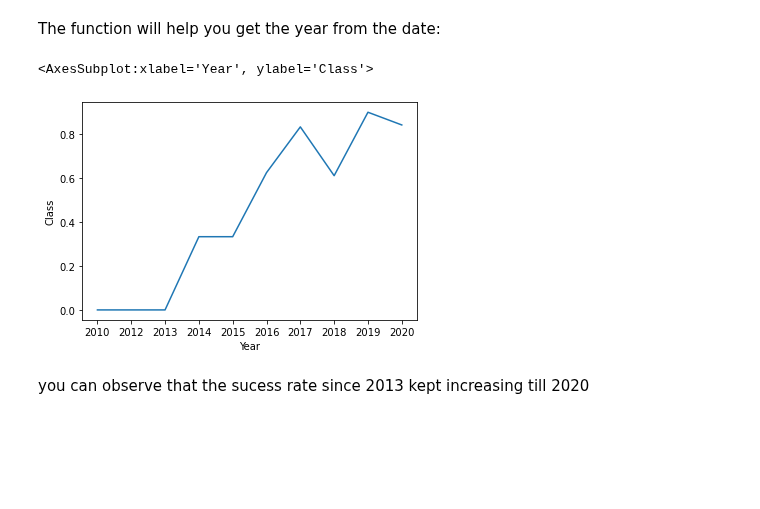
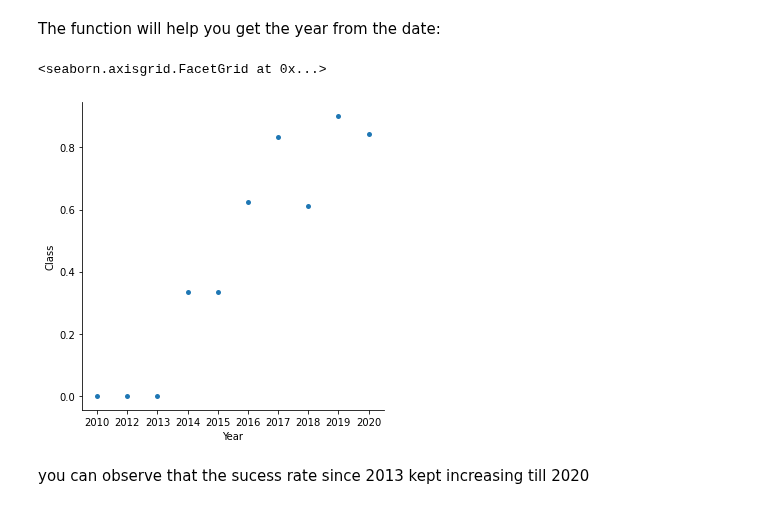
Before and after one commit to MJKing88/SpaceX-Falcon9-Launch-Success---Capstone-Project, a Jupyter notebook: jupyter-labs-eda-dataviz.ipynb, the cells around one changed output. Saved outputs shown, nothing was run; the diff lists cells and outputs as text; code cells hidden in the pictures; blank space fills up the shorter version.

```diff
--- a/jupyter-labs-eda-dataviz.ipynb
+++ b/jupyter-labs-eda-dataviz.ipynb
@@ -93,0 +94,12 @@ sns.catplot(y="LaunchSite",x="FlightNumber", hue="Class",data=df, aspect=2)
+# %%
+table_1 = df.groupby(['LaunchSite','Class']).FlightNumber.count().reset_index()
+x = table_1.groupby(['LaunchSite'])['FlightNumber'].sum().rename('sum of flights').reset_index()
+y = table_1.merge(x,on='LaunchSite',how='inner')
+
+y['Success_pct'] = round(y['FlightNumber'] / y['sum of flights'],2) *100
+
+table_1 = y.copy()
+table_1.rename({'FlightNumber' : 'Count_of_Flights_Per_Class','sum of flights' : 'Total_Flights'},inplace=True,axis=1)
+
+table_1 = table_1[['LaunchSite','Class','Count_of_Flights_Per_Class','Total_Flights','Success_pct']]
+table_1.loc[table_1['Class'] == 1].reset_index(drop=True)
@@ -105,0 +123,15 @@ sns.scatterplot(y="LaunchSite",x="PayloadMass", data=df,hue="Class")
+# %%
+table_2 = df.copy()
+table_2 = table_2[['LaunchSite','PayloadMass','Class','FlightNumber']]
+table_2['Payload_Range'] = table_2['PayloadMass'].apply(lambda x: '>10K KG' if x >= 10000 else '<10K KG')
+
+table_2 = table_2.groupby(['LaunchSite','Class','Payload_Range'])['FlightNumber'].count().reset_index()
+x = table_2.groupby(['LaunchSite'])['FlightNumber'].sum().rename('sum of flights').reset_index()
+y = table_2.merge(x,on='LaunchSite',how='inner')
+
+y['Success_pct'] = round(y['FlightNumber'] / y['sum of flights'],2) *100
+table_2 = y.copy()
+table_2.rename({'FlightNumber' : 'Count_of_Flights_Per_Class','sum of flights' : 'Total_Flights'},inplace=True,axis=1)
+
+table_2 = table_2[['LaunchSite','Class','Payload_Range','Count_of_Flights_Per_Class','Total_Flights','Success_pct']]
+table_2.loc[table_2['Class'] == 1]
@@ -162,12 +201,12 @@ def Extract_year(date):
 # %%
 # Plot a line chart with x axis to be the extracted year and y axis to be the success rate
 df['Year'] = df['Date'].apply(lambda x: x.split("-")[0])
 mean_success_years = df.groupby('Year')[['Class']].mean().reset_index()
 
-sns.lineplot(x="Year",y="Class",data=mean_success_years)
+sns.catplot(x="Year",y="Class",data=mean_success_years)
 # %% [output]
-<AxesSubplot:xlabel='Year', ylabel='Class'>
+<seaborn.axisgrid.FacetGrid at 0x...>
-[figure, old version]
+[figure, new version]
 # %% [markdown]
 you can observe that the sucess rate since 2013 kept increasing till 2020
 # %% [markdown]
```
Also changed, not shown: parts of 9 cells of this notebook.
